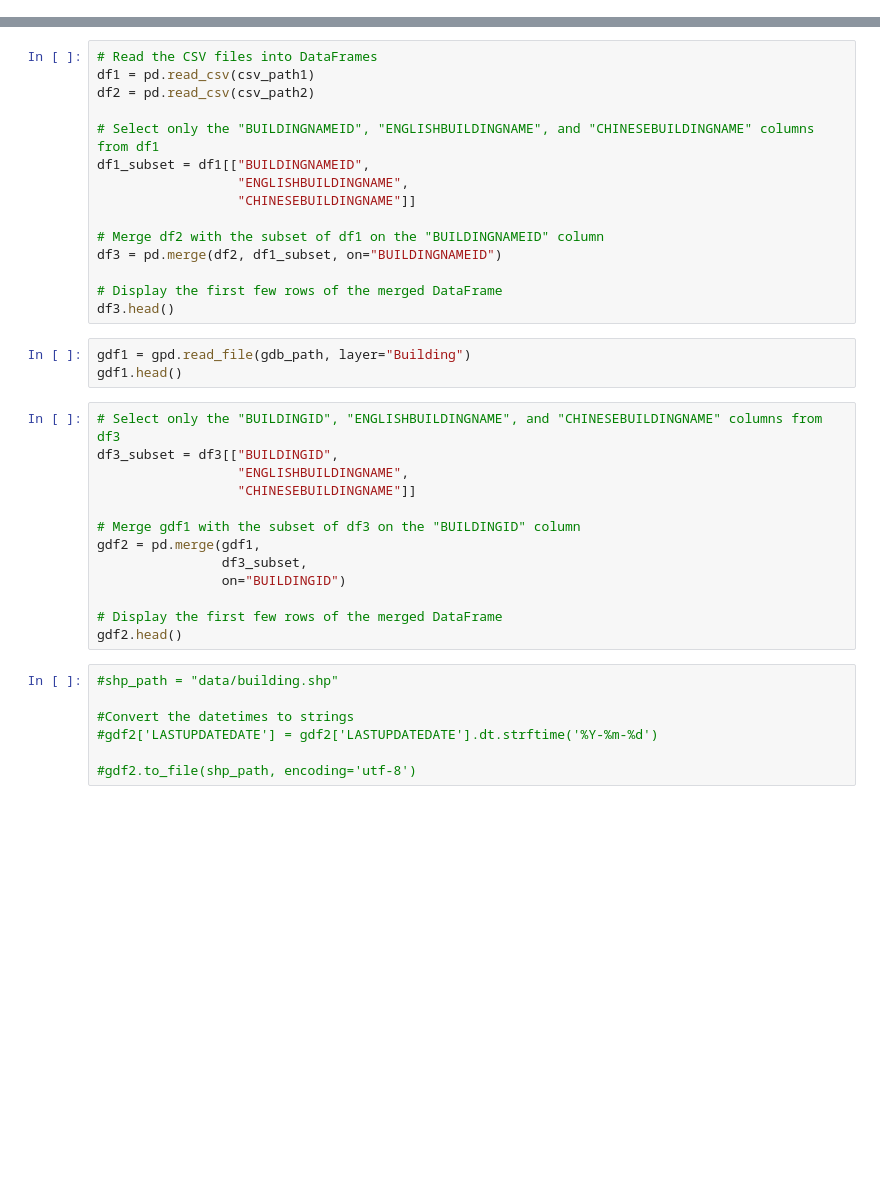
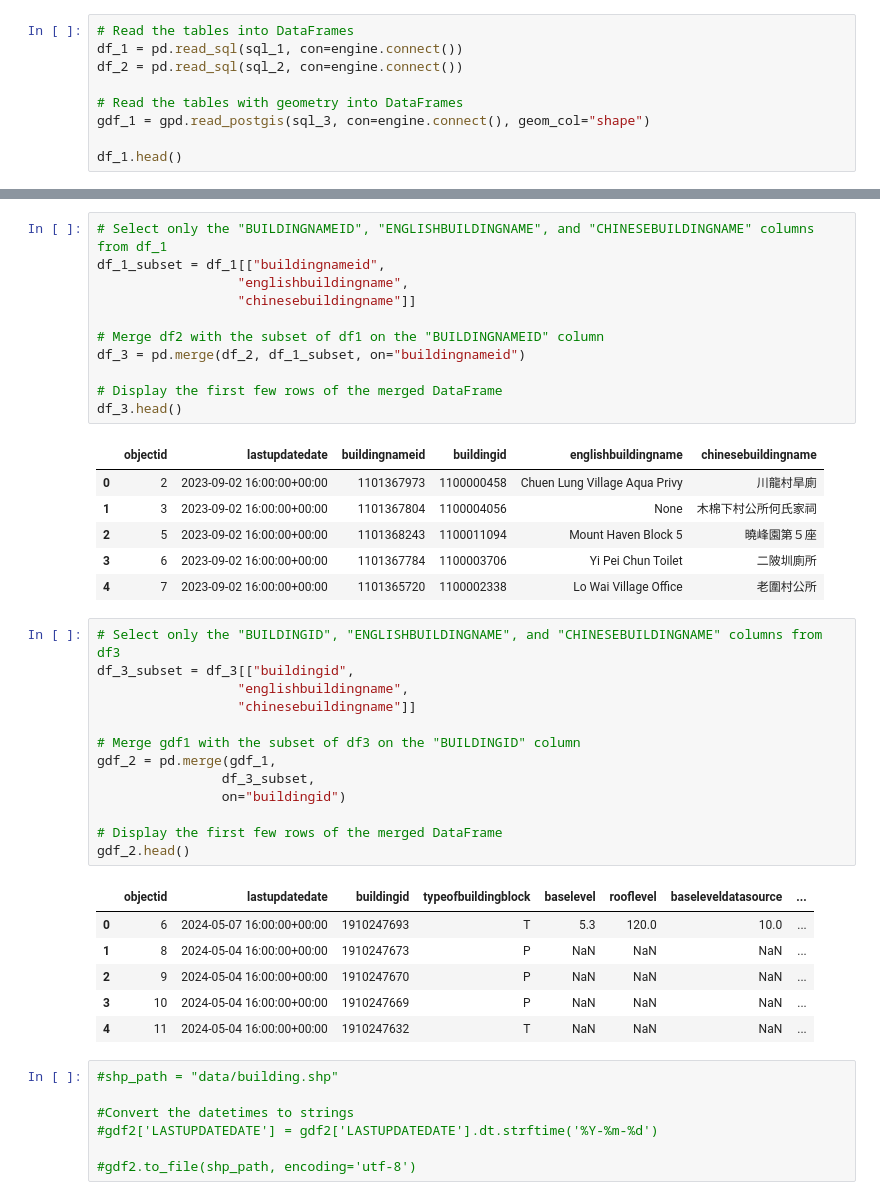
Before and after one commit to stevecwlau/geopython-codes, a Jupyter notebook: ls_project2/main copy.ipynb, the cells around one changed output, grey strips where cells are left out. Drawn from its saved outputs; the diff is of its cells as text; blank space fills up the shorter version.

```diff
--- a/ls_project2/main copy.ipynb
+++ b/ls_project2/main copy.ipynb
@@ -61,0 +48,9 @@ converter(gdb_path, csv_path2, layer_name2)
+# %%
+# Read the tables into DataFrames
+df_1 = pd.read_sql(sql_1, con=engine.connect())
+df_2 = pd.read_sql(sql_2, con=engine.connect())
+
+# Read the tables with geometry into DataFrames
+gdf_1 = gpd.read_postgis(sql_3, con=engine.connect(), geom_col="shape")
+
+df_1.head()
@@ -62,34 +64,41 @@ converter(gdb_path, csv_path2, layer_name2)
 # %%
-# Read the CSV files into DataFrames
-df1 = pd.read_csv(csv_path1)
-df2 = pd.read_csv(csv_path2)
-
-# Select only the "BUILDINGNAMEID", "ENGLISHBUILDINGNAME", and "CHINESEBUILDINGNAME" columns from df1
-df1_subset = df1[["BUILDINGNAMEID",
-                  "ENGLISHBUILDINGNAME",
-                  "CHINESEBUILDINGNAME"]]
+# Select only the "BUILDINGNAMEID", "ENGLISHBUILDINGNAME", and "CHINESEBUILDINGNAME" columns from df_1
+df_1_subset = df_1[["buildingnameid",
+                  "englishbuildingname",
+                  "chinesebuildingname"]]
 
 # Merge df2 with the subset of df1 on the "BUILDINGNAMEID" column
-df3 = pd.merge(df2, df1_subset, on="BUILDINGNAMEID")
+df_3 = pd.merge(df_2, df_1_subset, on="buildingnameid")
 
 # Display the first few rows of the merged DataFrame
-df3.head()
+df_3.head()
+# %% [output]
+|  | objectid | lastupdatedate | buildingnameid | buildingid | englishbuildingname | chinesebuildingname |
+| 0 | 2 | 2023-09-02 16:00:00+00:00 | 1101367973 | 1100000458 | Chuen Lung Village Aqua Privy | 川龍村旱廁 |
+| 1 | 3 | 2023-09-02 16:00:00+00:00 | 1101367804 | 1100004056 | None | 木棉下村公所何氏家祠 |
+| 2 | 5 | 2023-09-02 16:00:00+00:00 | 1101368243 | 1100011094 | Mount Haven Block 5 | 曉峰園第５座 |
+| 3 | 6 | 2023-09-02 16:00:00+00:00 | 1101367784 | 1100003706 | Yi Pei Chun Toilet | 二陂圳廁所 |
+| 4 | 7 | 2023-09-02 16:00:00+00:00 | 1101365720 | 1100002338 | Lo Wai Village Office | 老圍村公所 |
-# %%
-gdf1 = gpd.read_file(gdb_path, layer="Building")
-gdf1.head()
 # %%
 # Select only the "BUILDINGID", "ENGLISHBUILDINGNAME", and "CHINESEBUILDINGNAME" columns from df3
-df3_subset = df3[["BUILDINGID",
-                  "ENGLISHBUILDINGNAME",
-                  "CHINESEBUILDINGNAME"]]
+df_3_subset = df_3[["buildingid",
+                  "englishbuildingname",
+                  "chinesebuildingname"]]
 
 # Merge gdf1 with the subset of df3 on the "BUILDINGID" column
-gdf2 = pd.merge(gdf1,
-                df3_subset,
-                on="BUILDINGID")
+gdf_2 = pd.merge(gdf_1,
+                df_3_subset,
+                on="buildingid")
 
 # Display the first few rows of the merged DataFrame
-gdf2.head()
+gdf_2.head()
+# %% [output]
+|  | objectid | lastupdatedate | buildingid | typeofbuildingblock | baselevel | rooflevel | baseleveldatasource | ... |
+| 0 | 6 | 2024-05-07 16:00:00+00:00 | 1910247693 | T | 5.3 | 120.0 | 10.0 | ... |
+| 1 | 8 | 2024-05-04 16:00:00+00:00 | 1910247673 | P | NaN | NaN | NaN | ... |
+| 2 | 9 | 2024-05-04 16:00:00+00:00 | 1910247670 | P | NaN | NaN | NaN | ... |
+| 3 | 10 | 2024-05-04 16:00:00+00:00 | 1910247669 | P | NaN | NaN | NaN | ... |
+| 4 | 11 | 2024-05-04 16:00:00+00:00 | 1910247632 | T | NaN | NaN | NaN | ... |
 # %%
 #shp_path = "data/building.shp"
 
```
Also changed, not shown: parts of 15 cells of this notebook, 3 other files.
